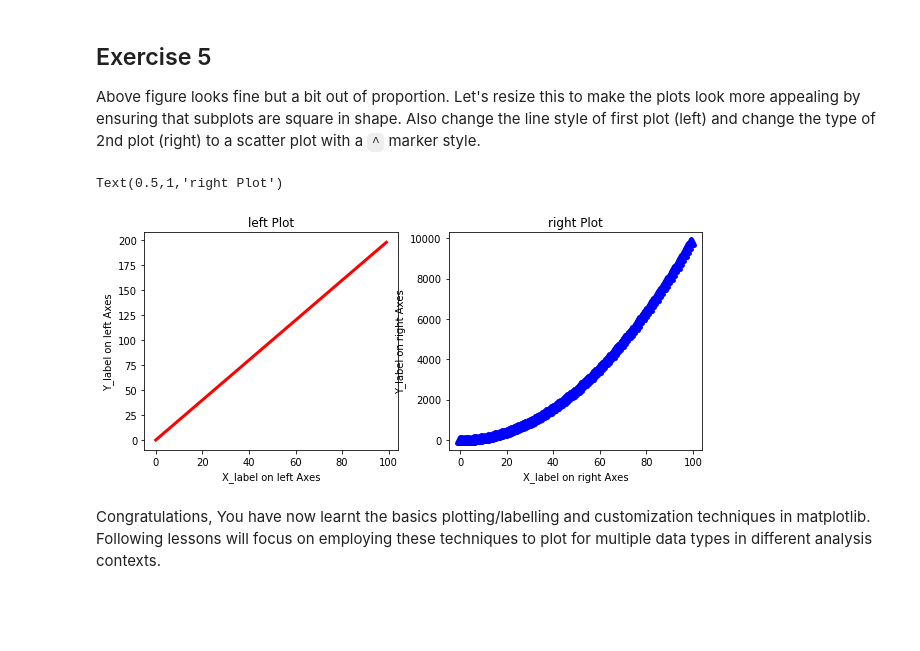
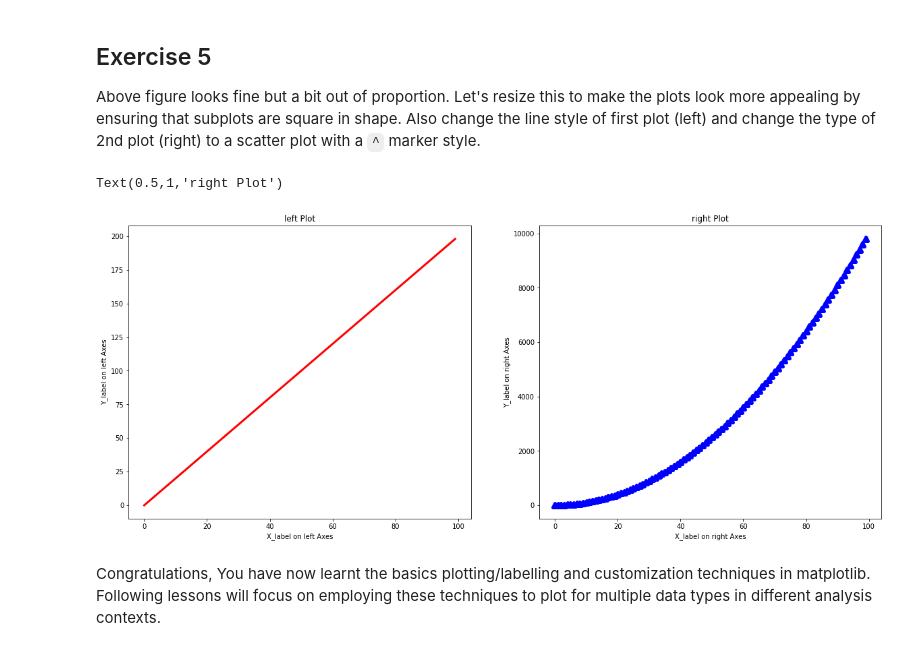
Before and after one commit to jdmitchell0216/dsc-1-03-13-customizing-visualizations-with-matplotlib-lab-nyc-ds-career-012819, a Jupyter notebook: index.ipynb, the cells around one changed output. Saved outputs shown, nothing was run; the diff lists cells and outputs as text; code cells hidden in the pictures; blank space fills up the shorter version.

```diff
--- a/index.ipynb
+++ b/index.ipynb
@@ -155,20 +155,20 @@ Text(0.5,1,'right Plot')
 
 Above figure looks fine but a bit out of proportion. Let's resize this to make the plots look more appealing by ensuring that subplots are square in shape. Also change the line style of first plot (left) and change the type of 2nd plot (right) to a scatter plot with a `^` marker style.
 # %%
-fig3 = plt.figure(figsize=(10,4))
+fig3 = plt.figure(figsize=(20,8))
 ax1 = fig3.add_subplot(121)
 ax2 = fig3.add_subplot(122)
 ax1.plot(x, y, linewidth = 3, linestyle = '-', color = 'red')
 ax2.scatter(x, z, linewidth = 5, marker = '^', color = 'blue')
 ax1.set_xlabel('X_label on left Axes')
 ax1.set_ylabel('Y_label on left Axes')
 ax1.set_title('left Plot')
 ax2.set_xlabel('X_label on right Axes')
 ax2.set_ylabel('Y_label on right Axes')
 ax2.set_title('right Plot')
 # %% [output]
 Text(0.5,1,'right Plot')
-[figure, old version]
+[figure, new version]
 # %% [markdown]
 Congratulations, You have now learnt the basics plotting/labelling and customization techniques in matplotlib. Following lessons will focus on employing these techniques to plot for multiple data types in different analysis contexts.
 # %% [markdown]
```
